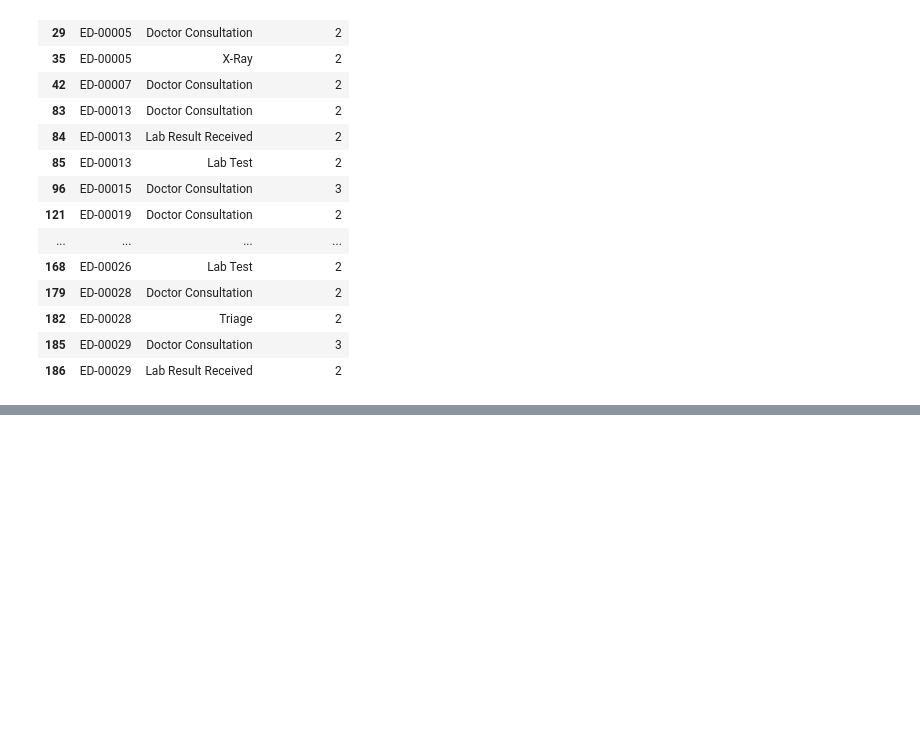
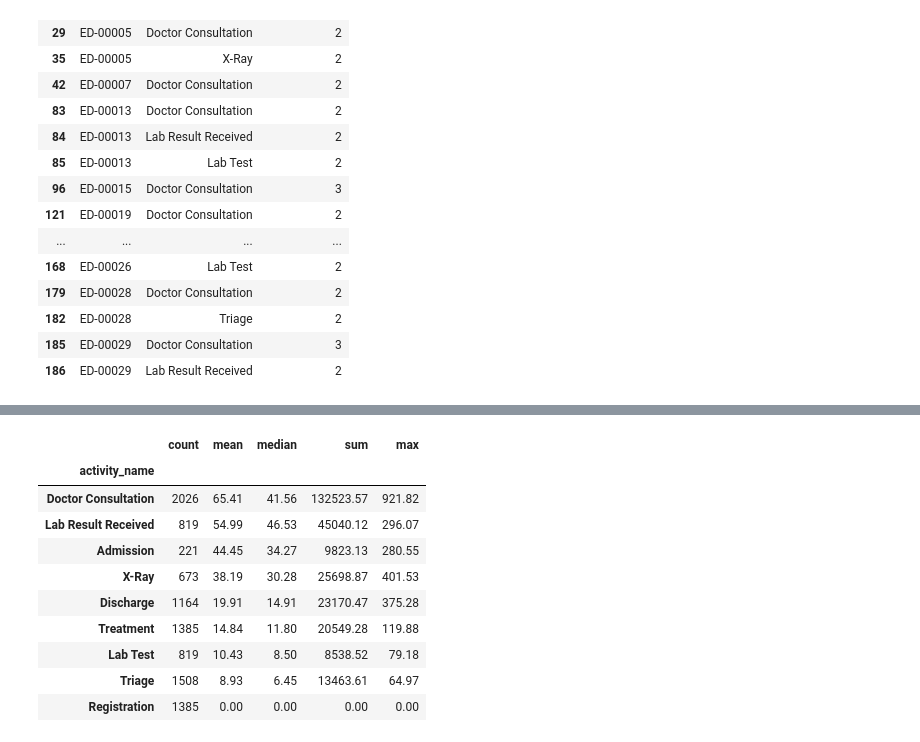
Before and after one commit to udayupmanyuu-spec/infotact-projects, a Jupyter notebook: Notebook/01_Dataset_understanding.ipynb, the cells around one changed output, grey strips where cells are left out. Cells and saved outputs as stored; diff of their text form; code cells hidden in the pictures; blank space fills up the shorter version.

```diff
--- a/Notebook/01_Dataset_understanding.ipynb
+++ b/Notebook/01_Dataset_understanding.ipynb
@@ -604,0 +644,21 @@ repeat_activity.head(20)
+# %%
+waiting_by_activity = (
+    df.groupby("activity_name")["waiting_time_min"]
+    .agg(["count", "mean", "median", "sum", "max"])
+    .round(2)
+    .sort_values(by="mean", ascending=False)
+)
+
+waiting_by_activity
+# %% [output]
+|  | count | mean | median | sum | max |
+| activity_name |  |  |  |  |  |
+| Doctor Consultation | 2026 | 65.41 | 41.56 | 132523.57 | 921.82 |
+| Lab Result Received | 819 | 54.99 | 46.53 | 45040.12 | 296.07 |
+| Admission | 221 | 44.45 | 34.27 | 9823.13 | 280.55 |
+| X-Ray | 673 | 38.19 | 30.28 | 25698.87 | 401.53 |
+| Discharge | 1164 | 19.91 | 14.91 | 23170.47 | 375.28 |
+| Treatment | 1385 | 14.84 | 11.80 | 20549.28 | 119.88 |
+| Lab Test | 819 | 10.43 | 8.50 | 8538.52 | 79.18 |
+| Triage | 1508 | 8.93 | 6.45 | 13463.61 | 64.97 |
+| Registration | 1385 | 0.00 | 0.00 | 0.00 | 0.00 |
```
Also changed, not shown: parts of 10 cells of this notebook.
